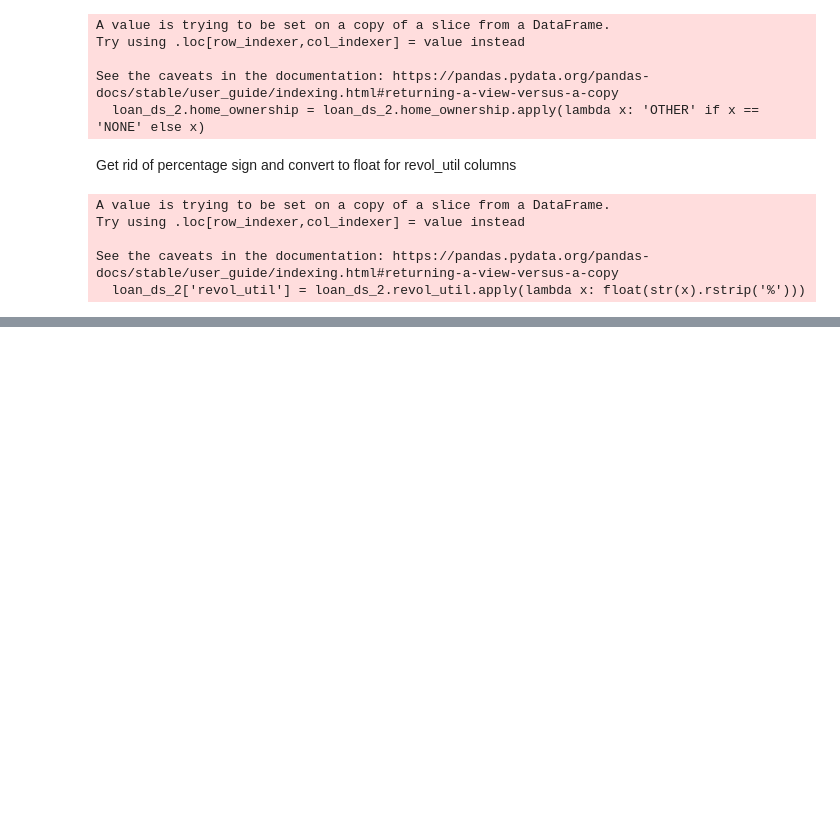
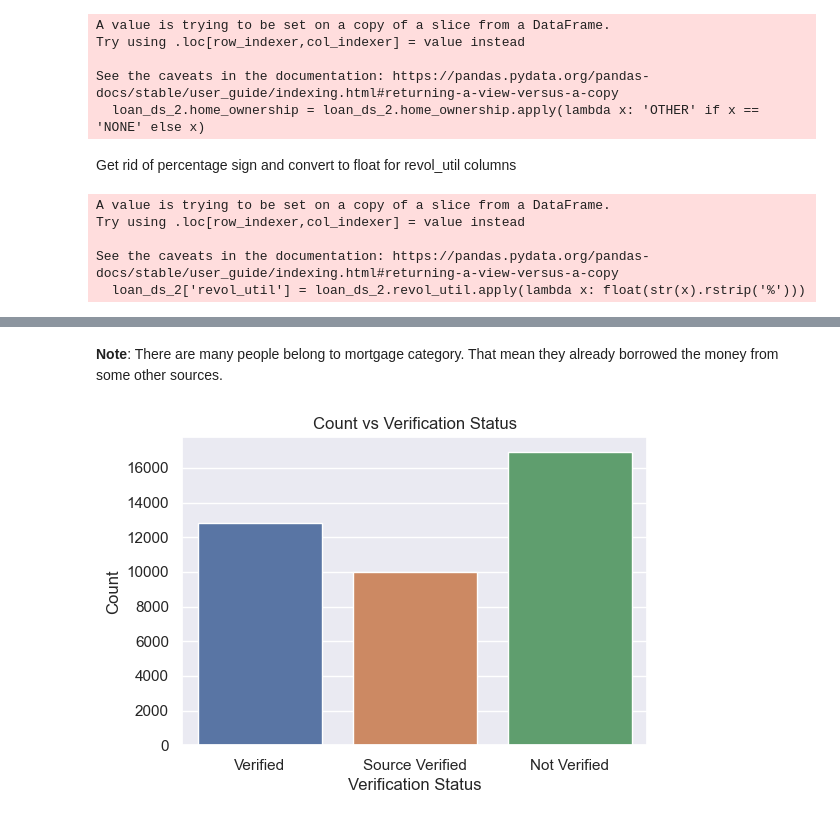
Before and after one commit to khatrisnk/LendingClubCaseStudy, a Jupyter notebook: Siddhartha_Khatri.ipynb, the cells around one changed output, grey strips where cells are left out. Cells and saved outputs as stored; diff of their text form; code cells hidden in the pictures; blank space fills up the shorter version.

```diff
--- a/Siddhartha_Khatri.ipynb
+++ b/Siddhartha_Khatri.ipynb
@@ -166,0 +178,12 @@ loan_ds_2.head()
+# %% [markdown]
+**Note**: There are many people belong to mortgage category. That mean they already borrowed the money from some other sources.
+# %%
+plt.figure(figsize=(6, 4))
+sns.set_style("darkgrid")
+sns.countplot(data=loan_ds_2, x='verification_status')
+plt.xlabel('Verification Status')
+plt.ylabel('Count')
+plt.title('Count vs Verification Status')
+plt.show()
+# %% [output]
+[figure, added]
```
Also changed, not shown: parts of 12 cells of this notebook.
